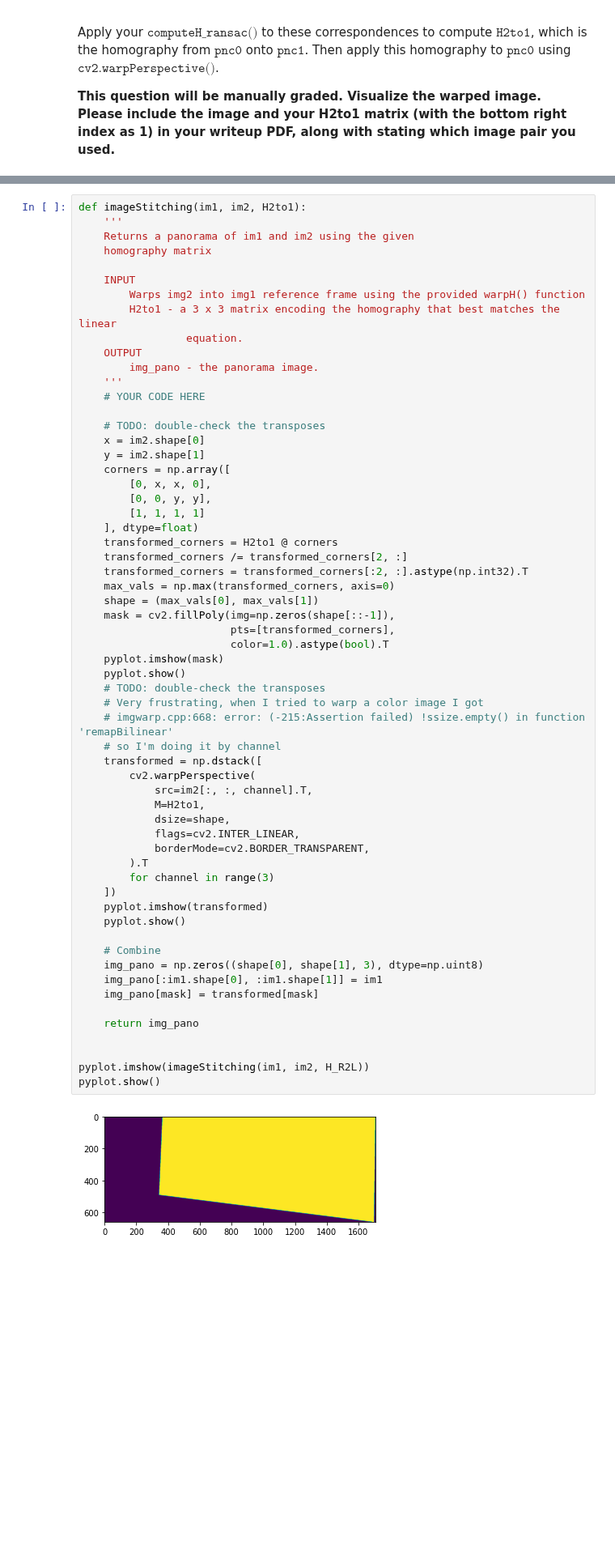
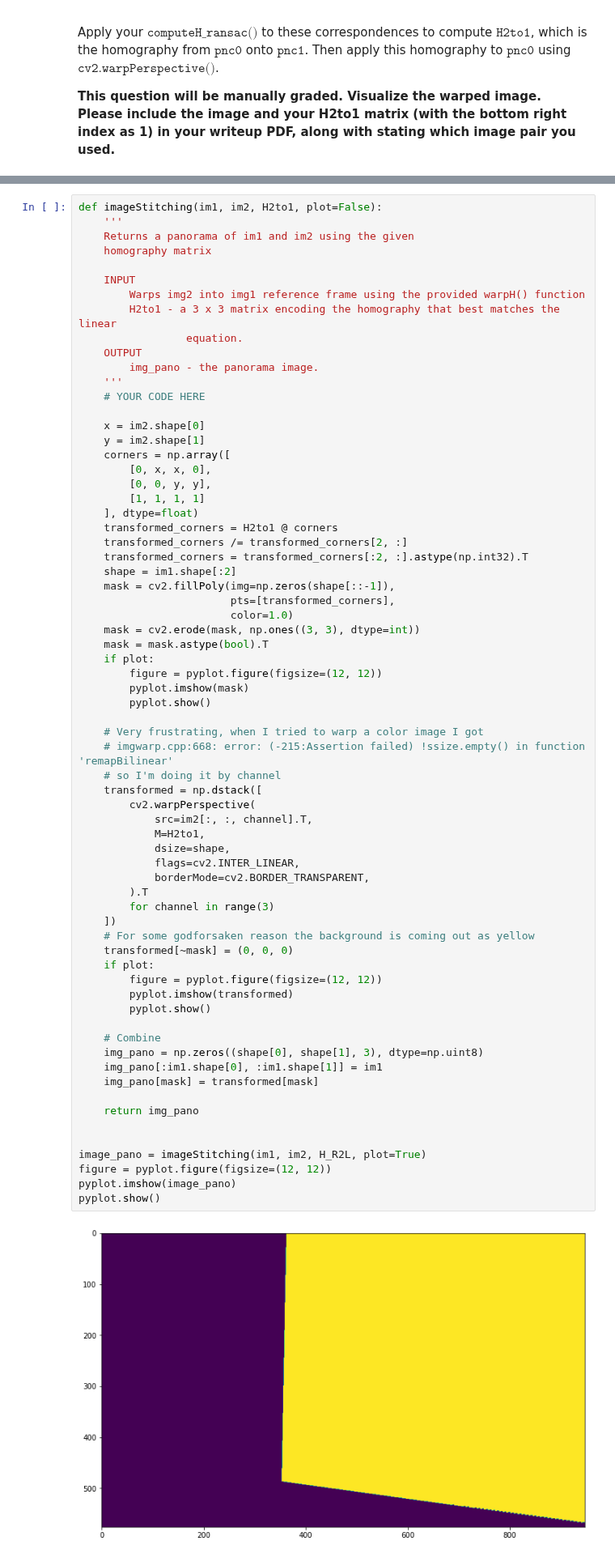
Before and after one commit to FranzEricSchneider/szeliski-algorithms-n-apps, a Jupyter notebook: class/hw4/q4.ipynb, the cells around one changed output, grey strips where cells are left out. Shown at 81% size. Drawn from its saved outputs; the diff is of its cells as text; blank space fills up the shorter version.

```diff
--- a/class/hw4/q4.ipynb
+++ b/class/hw4/q4.ipynb
@@ -85,5 +93,5 @@ plotMatches(cv2.imread(path1),
 # %%
-def imageStitching(im1, im2, H2to1):
+def imageStitching(im1, im2, H2to1, plot=False):
     '''
     Returns a panorama of im1 and im2 using the given
     homography matrix
@@ -97,7 +105,6 @@ def imageStitching(im1, im2, H2to1):
     '''
     # YOUR CODE HERE
 
-    # TODO: double-check the transposes
     x = im2.shape[0]
     y = im2.shape[1]
     corners = np.array([
@@ -107,40 +114,49 @@ def imageStitching(im1, im2, H2to1):
     ], dtype=float)
     transformed_corners = H2to1 @ corners
     transformed_corners /= transformed_corners[2, :]
     transformed_corners = transformed_corners[:2, :].astype(np.int32).T
-    max_vals = np.max(transformed_corners, axis=0)
-    shape = (max_vals[0], max_vals[1])
+    shape = im1.shape[:2]
     mask = cv2.fillPoly(img=np.zeros(shape[::-1]),
                         pts=[transformed_corners],
-                        color=1.0).astype(bool).T
-    pyplot.imshow(mask)
-    pyplot.show()
-    # TODO: double-check the transposes
+                        color=1.0)
+    mask = cv2.erode(mask, np.ones((3, 3), dtype=int))
+    mask = mask.astype(bool).T
+    if plot:
+        figure = pyplot.figure(figsize=(12, 12))
+        pyplot.imshow(mask)
+        pyplot.show()
+
     # Very frustrating, when I tried to warp a color image I got
     # imgwarp.cpp:668: error: (-215:Assertion failed) !ssize.empty() in function 'remapBilinear'
     # so I'm doing it by channel
     transformed = np.dstack([
         cv2.warpPerspective(
             src=im2[:, :, channel].T,
             M=H2to1,
             dsize=shape,
             flags=cv2.INTER_LINEAR,
             borderMode=cv2.BORDER_TRANSPARENT,
         ).T
         for channel in range(3)
     ])
-    pyplot.imshow(transformed)
-    pyplot.show()
+    # For some godforsaken reason the background is coming out as yellow
+    transformed[~mask] = (0, 0, 0)
+    if plot:
+        figure = pyplot.figure(figsize=(12, 12))
+        pyplot.imshow(transformed)
+        pyplot.show()
 
     # Combine
     img_pano = np.zeros((shape[0], shape[1], 3), dtype=np.uint8)
     img_pano[:im1.shape[0], :im1.shape[1]] = im1
     img_pano[mask] = transformed[mask]
 
     return img_pano
 
 
-pyplot.imshow(imageStitching(im1, im2, H_R2L))
+image_pano = imageStitching(im1, im2, H_R2L, plot=True)
+figure = pyplot.figure(figsize=(12, 12))
+pyplot.imshow(image_pano)
 pyplot.show()
 # %% [output]
-[figure, old version]
+[figure, new version]
```
Also changed, not shown: parts of 4 cells of this notebook, 2 other files.
